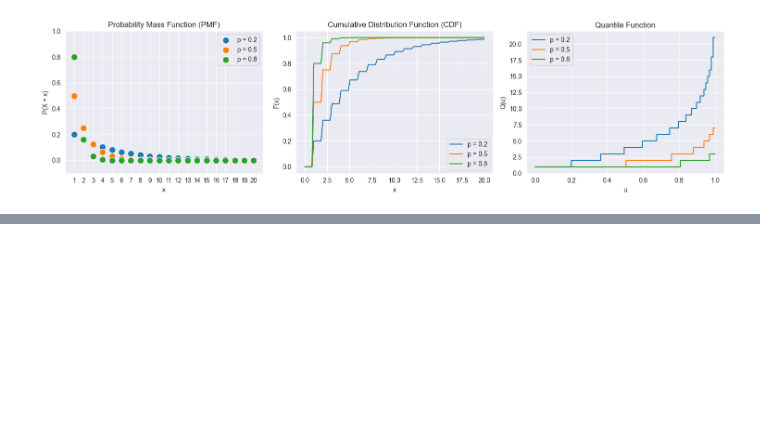
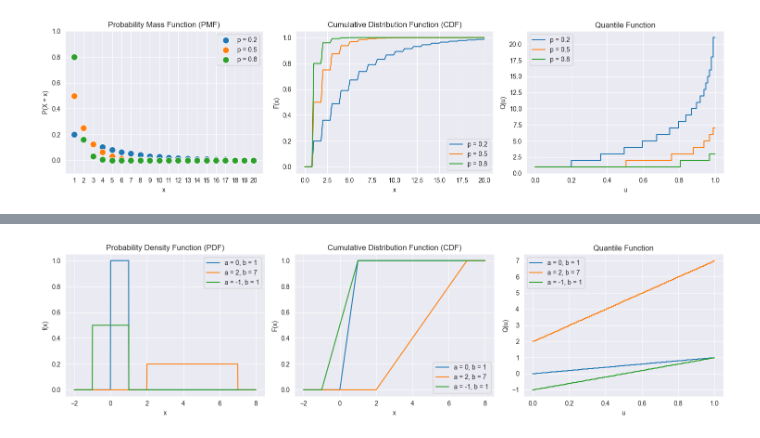
Before and after one commit to TheHardy04/Statistics, a Jupyter notebook: common_distributions.ipynb, the cells around one changed output, grey strips where cells are left out. Drawn from its saved outputs; the diff is of its cells as text; code cells hidden in the pictures; blank space fills up the shorter version.

Commit message:
Added continuous distributions

```diff
--- a/common_distributions.ipynb
+++ b/common_distributions.ipynb
@@ -325,0 +359,41 @@ plt.show()
+# %%
+params = [(0, 1), (2, 7), (-1, 1)]
+
+fig, axes = plt.subplots(1, 3, figsize=(15, 4))
+
+# PDF Plot (For Uniform distribution)
+x_values = np.linspace(-2, 8, 1000)  # Uniform distribution possible values
+for a, b in params:
+    pdf_values = stats.uniform.pdf(x_values, a, b - a)
+    axes[0].plot(x_values, pdf_values, label=f'a = {a}, b = {b}')
+axes[0].set_title("Probability Density Function (PDF)")
+axes[0].set_xlabel("x")
+axes[0].set_ylabel("f(x)")
+axes[0].legend()
+
+# CDF Plot
+for a, b in params:
+    cdf_values = stats.uniform.cdf(x_values, a, b - a)
+    axes[1].plot(x_values, cdf_values, label=f'a = {a}, b = {b}')
+
+axes[1].set_title("Cumulative Distribution Function (CDF)")
+axes[1].set_xlabel("x")
+axes[1].set_ylabel("F(x)")
+axes[1].legend()
+
+# Quantile Function Plot
+u_values = np.linspace(1E-10, 1, 100)
+for a, b in params:
+    quantile_values = stats.uniform.ppf(u_values, a, b - a)
+    axes[2].step(u_values, quantile_values, where='post', label=f'a = {a}, b = {b}')
+
+axes[2].set_title("Quantile Function")
+axes[2].set_xlabel("u")
+axes[2].set_ylabel("Q(u)")
+axes[2].legend()
+
+# Show the plots
+plt.tight_layout()
+plt.show()
+# %% [output]
+[figure, added]
```
Also changed, not shown: parts of 9 cells of this notebook.
